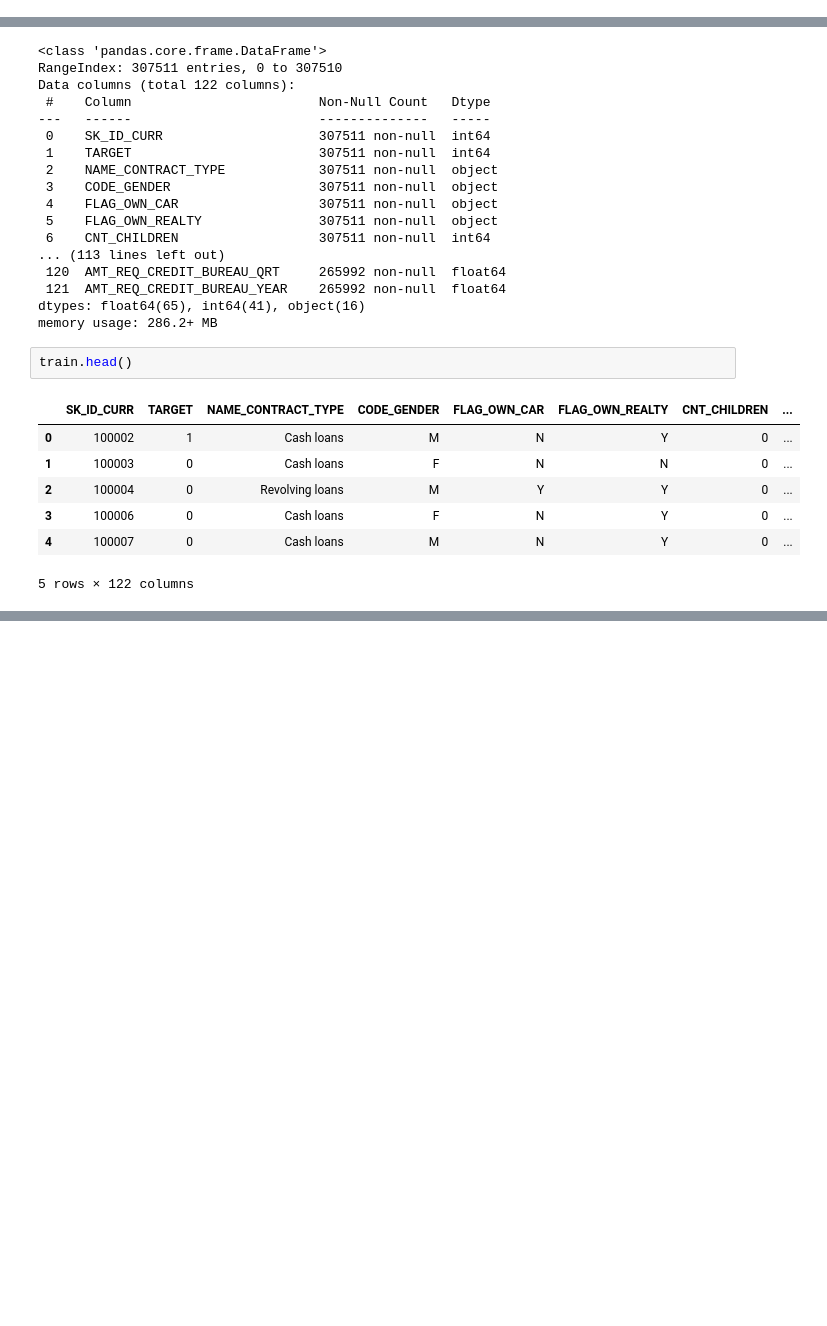
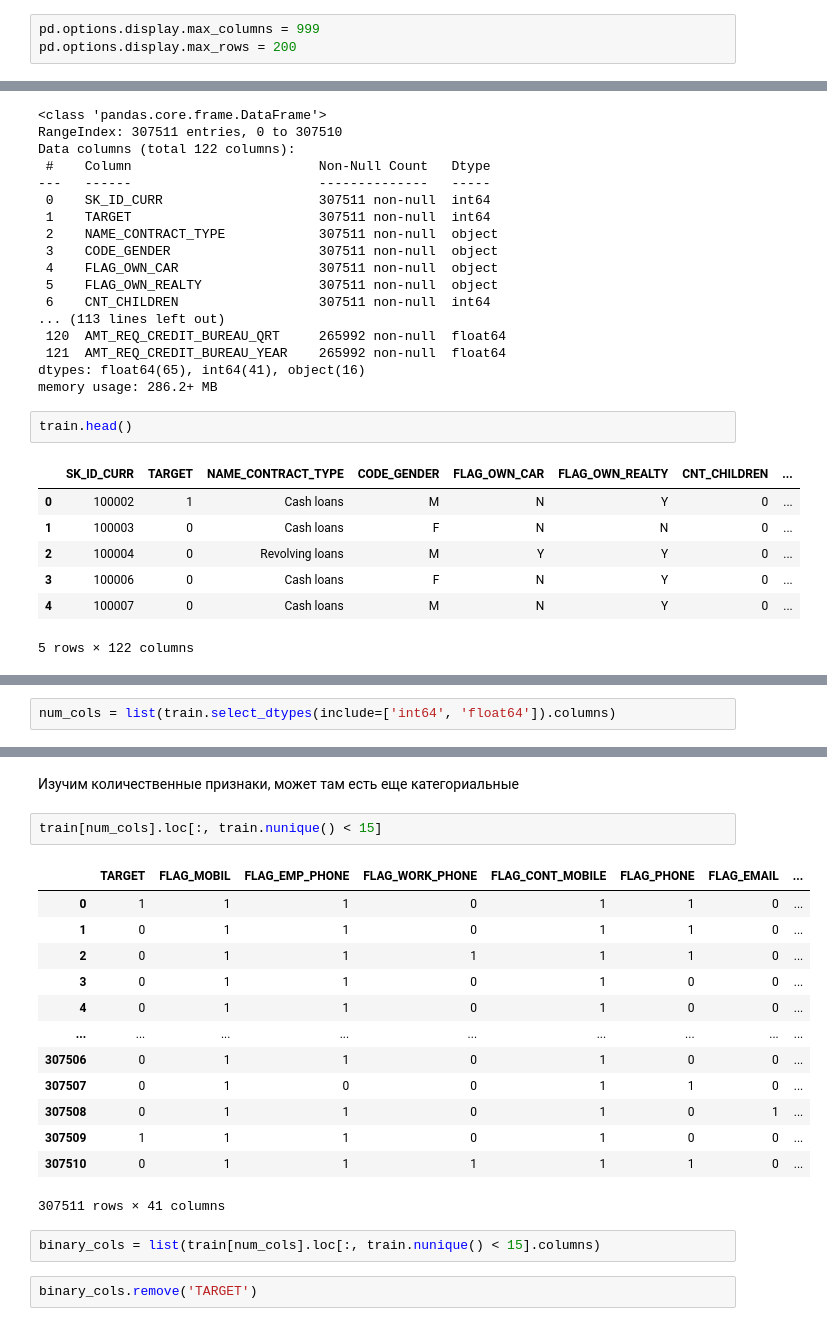
Before and after one commit to DenisKochetov/Home-Credit-Default-Risk, a Jupyter notebook: notebooks/data_preparation.ipynb, the cells around one changed output, grey strips where cells are left out. Saved outputs shown, nothing was run; the diff lists cells and outputs as text; blank space fills up the shorter version.

```diff
--- a/notebooks/data_preparation.ipynb
+++ b/notebooks/data_preparation.ipynb
@@ -1,3 +30,6 @@
+# %%
+pd.options.display.max_columns = 999
+pd.options.display.max_rows = 200
 # %%
 dir_name = 'D:\\1mfti\ml\Home-Credit-Default-Risk'
 extension = ".zip"
@@ -104,0 +215,2 @@ Length: 122, dtype: int64
+# %%
+num_cols = list(train.select_dtypes(include=['int64', 'float64']).columns)
@@ -104,0 +237,22 @@ Length: 122, dtype: int64
+# %% [markdown]
+Изучим количественные признаки, может там есть еще категориальные
+# %%
+train[num_cols].loc[:, train.nunique() < 15]
+# %% [output]
+|  | TARGET | FLAG_MOBIL | FLAG_EMP_PHONE | FLAG_WORK_PHONE | FLAG_CONT_MOBILE | FLAG_PHONE | FLAG_EMAIL | ... |
+| 0 | 1 | 1 | 1 | 0 | 1 | 1 | 0 | ... |
+| 1 | 0 | 1 | 1 | 0 | 1 | 1 | 0 | ... |
+| 2 | 0 | 1 | 1 | 1 | 1 | 1 | 0 | ... |
+| 3 | 0 | 1 | 1 | 0 | 1 | 0 | 0 | ... |
+| 4 | 0 | 1 | 1 | 0 | 1 | 0 | 0 | ... |
+| ... | ... | ... | ... | ... | ... | ... | ... | ... |
+| 307506 | 0 | 1 | 1 | 0 | 1 | 0 | 0 | ... |
+| 307507 | 0 | 1 | 0 | 0 | 1 | 1 | 0 | ... |
+| 307508 | 0 | 1 | 1 | 0 | 1 | 0 | 1 | ... |
+| 307509 | 1 | 1 | 1 | 0 | 1 | 0 | 0 | ... |
+| 307510 | 0 | 1 | 1 | 1 | 1 | 1 | 0 | ... |
+307511 rows × 41 columns
+# %%
+binary_cols = list(train[num_cols].loc[:, train.nunique() < 15].columns)
+# %%
+binary_cols.remove('TARGET')
```
Also changed, not shown: parts of 55 cells of this notebook, 3 other files.
